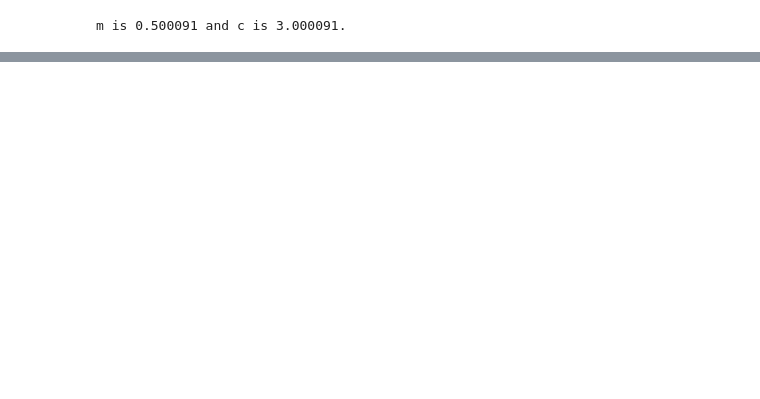
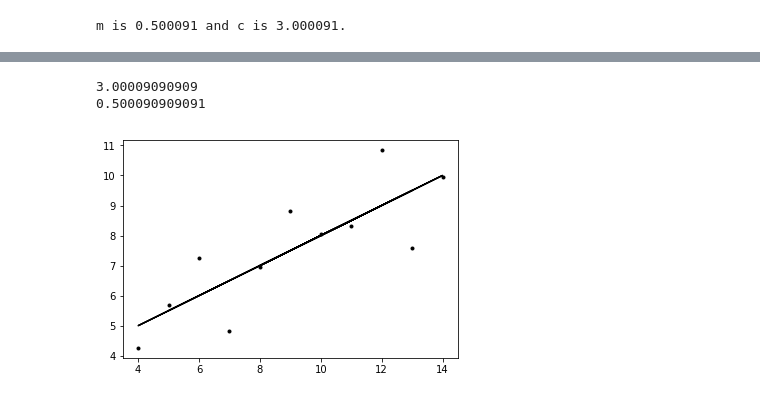
Before and after one commit to nualagallagher/fundamentals-of-data-analysis, a Jupyter notebook: fundamentals of data analysis assignment.ipynb, the cells around one changed output, grey strips where cells are left out. Cells and saved outputs as stored; diff of their text form; code cells hidden in the pictures; blank space fills up the shorter version.

```diff
--- a/fundamentals of data analysis assignment.ipynb
+++ b/fundamentals of data analysis assignment.ipynb
@@ -76,0 +144,38 @@ TypeError: list indices must be integers or slices, not tuple
+# %%
+# rename the variables for clarity
+x = w
+y = d
+
+
+
+plt.plot(x, y, 'k.')
+(m,c) = np.polyfit(x, y, 1)
+print(c)
+print(m)
+z = np.polyval([m,c], x)
+plt.plot(x, z, 'k-')
+plt.show()
+
+
+
+# Plot w versus d with black dots.
+#plt.plot(w, d, 'k.', label='Original data')
+#plt.plot(w, m * w + c, 'b-', label='Best fit line')
+
+#plot(x, y, 'k.')
+
+# Add a legend.
+#plt.legend()
+
+# Add axis labels and a legend.
+#plt.xlabel('Weight (KG)')
+#plt.ylabel('Distance (CM)')
+
+# Show the plot.
+#plt.show()
+
+#https://stackoverflow.com/questions/29819634/how-can-i-place-a-best-fit-line-to-the-plotted-points
+# %% [output]
+3.00009090909
+0.500090909091
+[figure, added]
```
Also changed, not shown: parts of 35 cells of this notebook.
